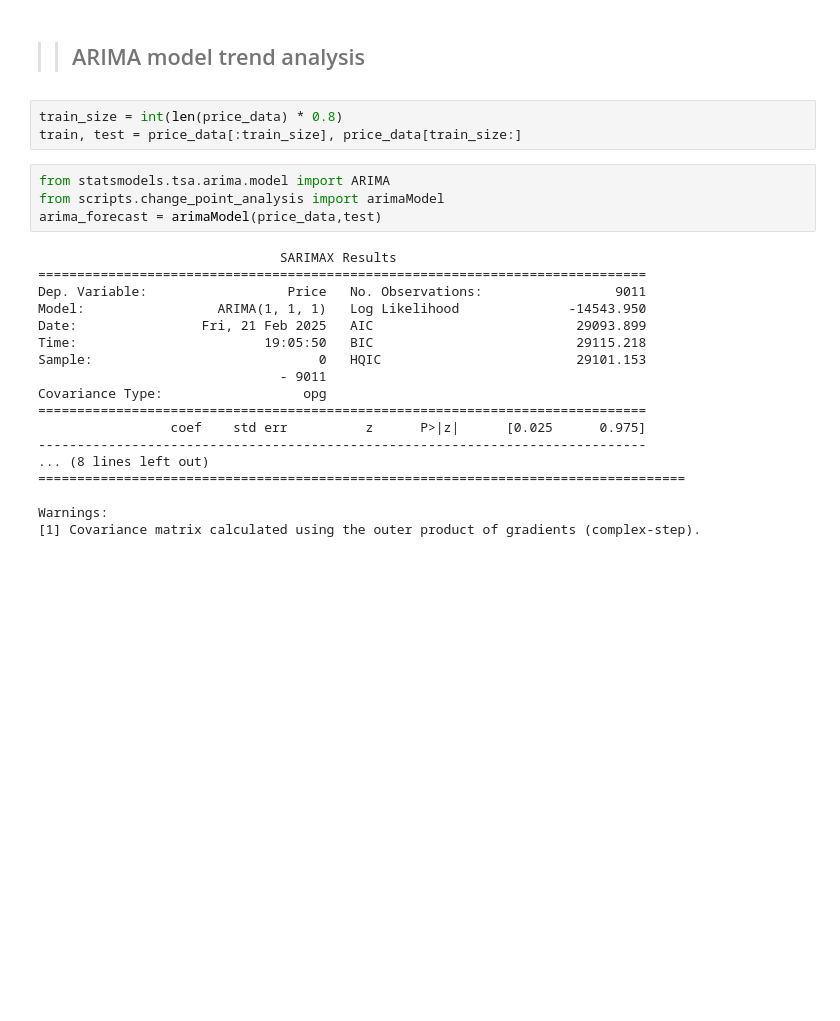
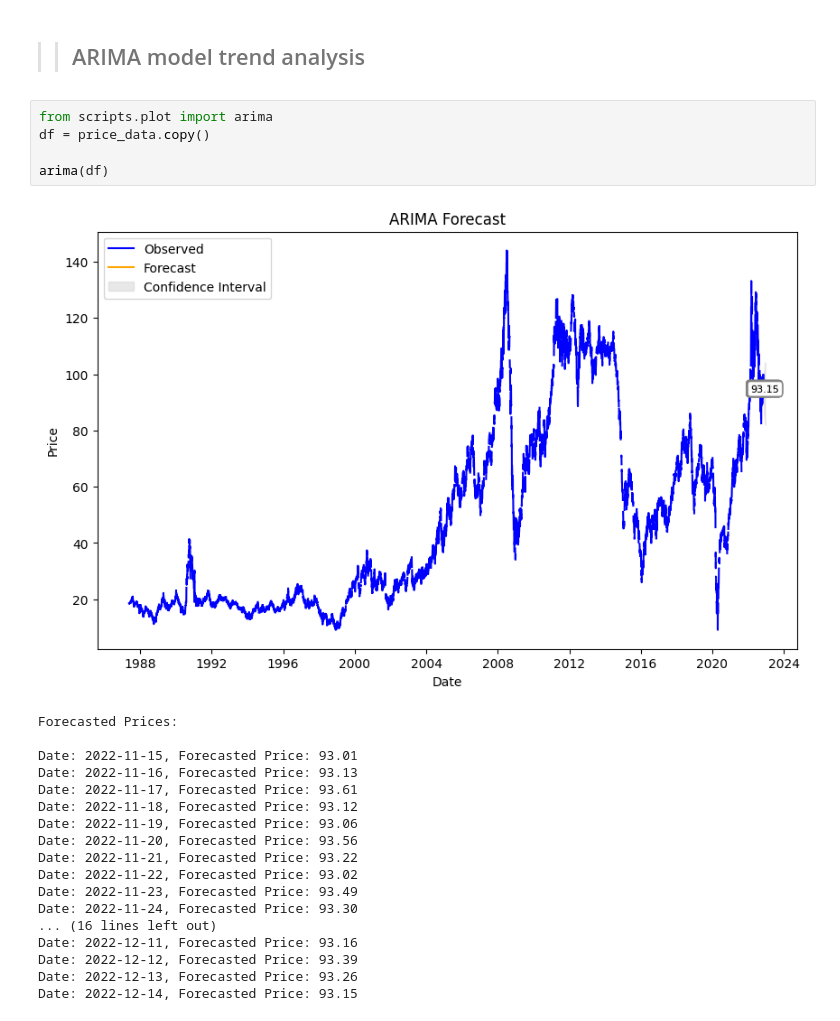
Before and after one commit to hanaDemma/Change_point_analysis_and_statistical_modelling-, a Jupyter notebook: notebooks/changePointAnalyisis.ipynb, the cells around one changed output. Saved outputs shown, nothing was run; the diff lists cells and outputs as text; blank space fills up the shorter version.

```diff
--- a/notebooks/changePointAnalyisis.ipynb
+++ b/notebooks/changePointAnalyisis.ipynb
@@ -245,28 +257,27 @@ autoCorrAndPartialAutoCorr(price_data)
 ##### q=1 (based on ACF plot),
 # %% [markdown]
 >> ## ARIMA model trend analysis
-# %%
-train_size = int(len(price_data) * 0.8)
-train, test = price_data[:train_size], price_data[train_size:]
-# %%
-from statsmodels.tsa.arima.model import ARIMA
-from scripts.change_point_analysis import arimaModel
-arima_forecast = arimaModel(price_data,test)
-# %% [output]
-                               SARIMAX Results
-==============================================================================
-Dep. Variable:                  Price   No. Observations:                 9011
-Model:                 ARIMA(1, 1, 1)   Log Likelihood              -14543.950
-Date:                Fri, 21 Feb 2025   AIC                          29093.899
-Time:                        19:05:50   BIC                          29115.218
-Sample:                             0   HQIC                         29101.153
-                               - 9011
-Covariance Type:                  opg
-==============================================================================
-                 coef    std err          z      P>|z|      [0.025      0.975]
-------------------------------------------------------------------------------
-... (8 lines left out)
-===================================================================================
-
-Warnings:
-[1] Covariance matrix calculated using the outer product of gradients (complex-step).
+# %%
+from scripts.plot import arima
+df = price_data.copy()
+
+arima(df)
+# %% [output]
+[figure, added]
+Forecasted Prices:
+
+Date: 2022-11-15, Forecasted Price: 93.01
+Date: 2022-11-16, Forecasted Price: 93.13
+Date: 2022-11-17, Forecasted Price: 93.61
+Date: 2022-11-18, Forecasted Price: 93.12
+Date: 2022-11-19, Forecasted Price: 93.06
+Date: 2022-11-20, Forecasted Price: 93.56
+Date: 2022-11-21, Forecasted Price: 93.22
+Date: 2022-11-22, Forecasted Price: 93.02
+Date: 2022-11-23, Forecasted Price: 93.49
+Date: 2022-11-24, Forecasted Price: 93.30
+... (16 lines left out)
+Date: 2022-12-11, Forecasted Price: 93.16
+Date: 2022-12-12, Forecasted Price: 93.39
+Date: 2022-12-13, Forecasted Price: 93.26
+Date: 2022-12-14, Forecasted Price: 93.15
```
Also changed, not shown: parts of 4 cells of this notebook, 1 other file.
